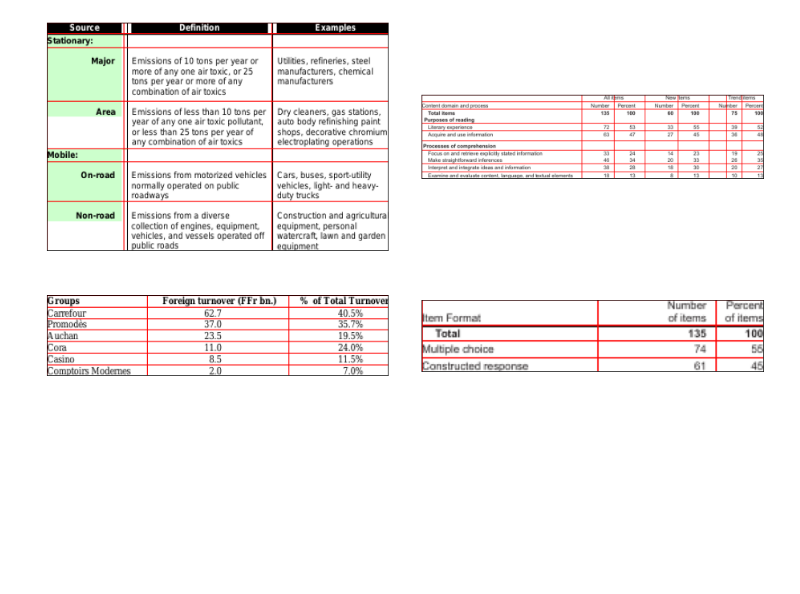
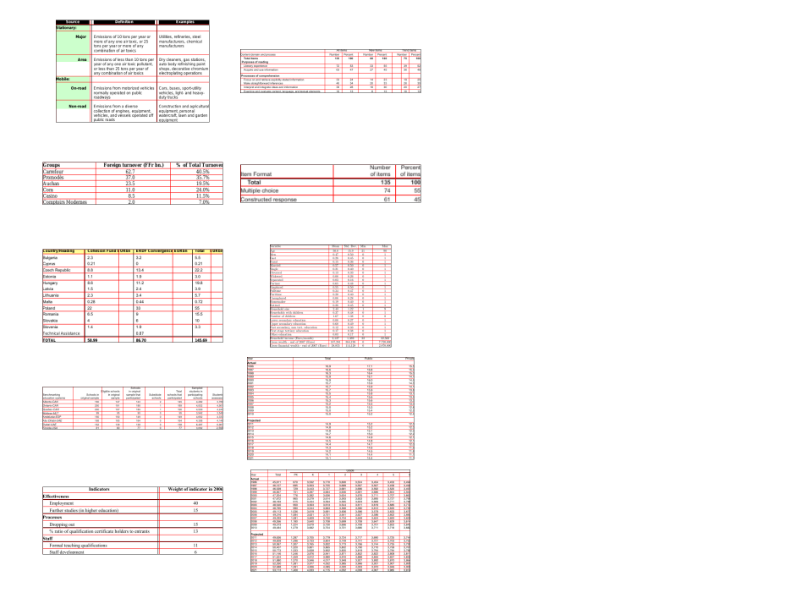
Before and after one commit to matroshenko/TableAnalyzer, a Jupyter notebook: show_merge_model_predictions.ipynb, the cells around one changed output. Drawn from its saved outputs; the diff is of its cells as text; code cells hidden in the pictures; blank space fills up the shorter version.

```diff
--- a/show_merge_model_predictions.ipynb
+++ b/show_merge_model_predictions.ipynb
@@ -49,9 +49,9 @@ def get_predictions(ds_element):
         tf.squeeze(outputs['merge_right_probs2'] >= 0.5, 0)
     )
 # %%
-fig, axes = plt.subplots(2, 2, figsize=(16,16))
+fig, axes = plt.subplots(5, 2, figsize=(16,24))
 
-for element, ax in zip(ds.take(4), axes.flat):
+for element, ax in zip(ds.take(10), axes.flat):
     merge_down_mask, merge_right_mask = get_predictions(element)
     image = PIL.Image.fromarray(element['image'].numpy())
     h_mask = element['horz_split_points_binary'].numpy()
@@ -62,7 +62,7 @@ for element, ax in zip(ds.take(4), axes.flat):
     ax.get_xaxis().set_visible(False)
     ax.get_yaxis().set_visible(False)
     ax.imshow(debug_image)
-fig.subplots_adjust(wspace=0.1, hspace=-0.6)
+fig.subplots_adjust(wspace=0.1, hspace=0.1)
 
 plt.savefig('images/merge_model_predictions.png', bbox_inches='tight')
 plt.show()
@@ -71 +71 @@ plt.show()
-[figure, old version]
+[figure, new version]
```
Also changed, not shown: parts of 2 cells of this notebook, 1 other file.
